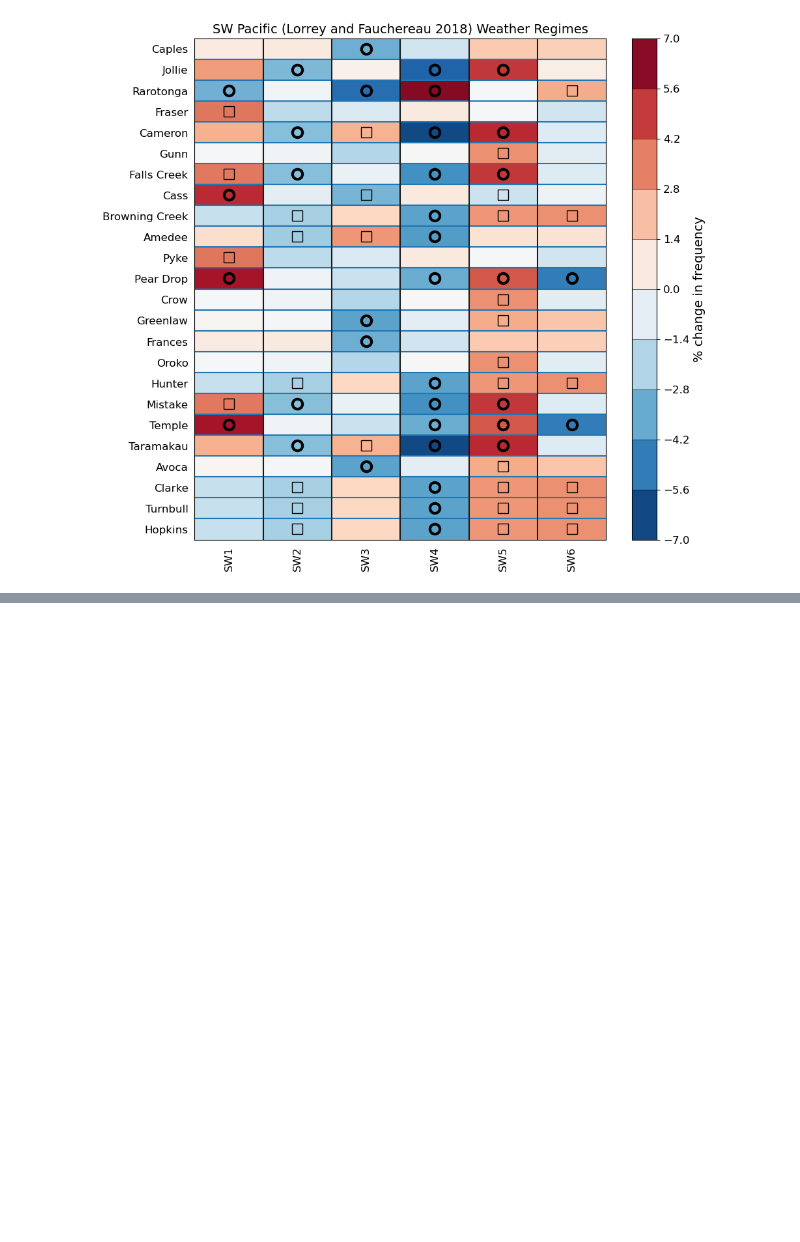
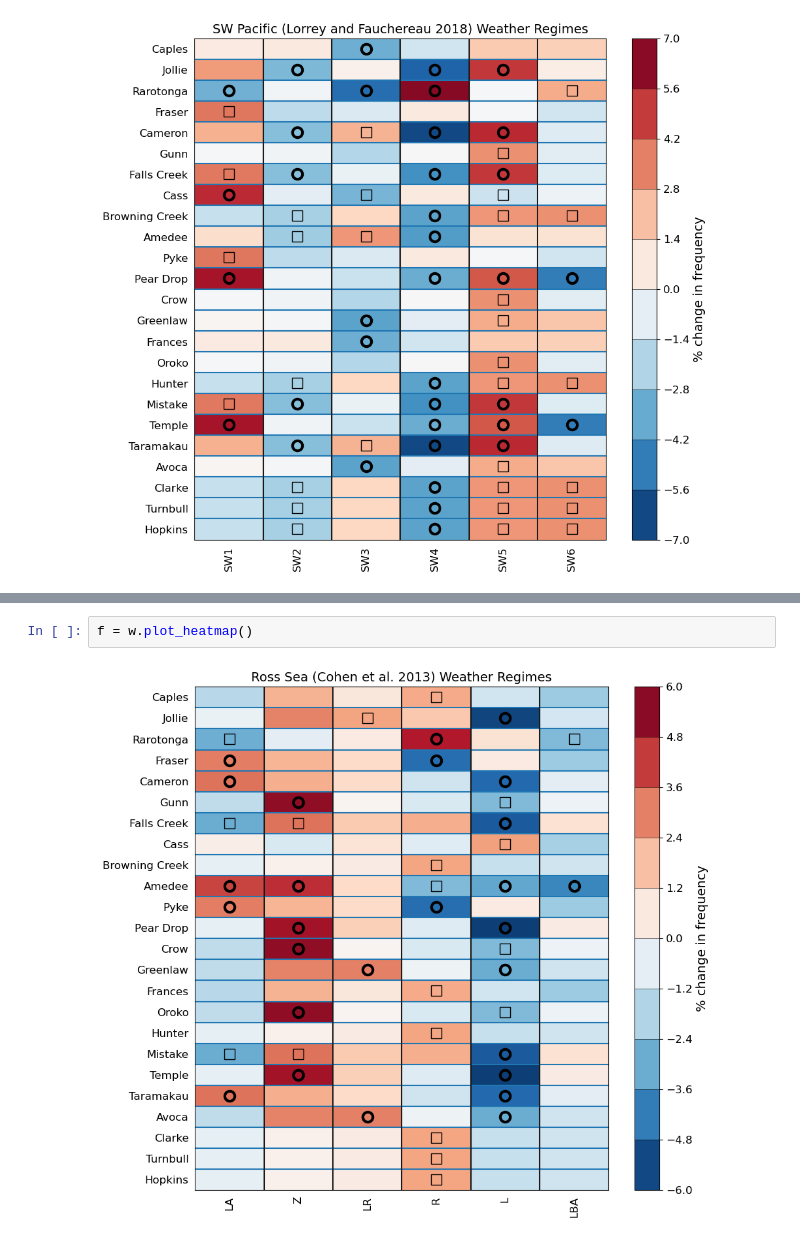
Before and after one commit to nicolasfauchereau/PICT_notebooks, a Jupyter notebook: notebooks/WR_ensemble.ipynb, the cells around one changed output, grey strips where cells are left out. Drawn from its saved outputs; the diff is of its cells as text; blank space fills up the shorter version.

```diff
--- a/notebooks/WR_ensemble.ipynb
+++ b/notebooks/WR_ensemble.ipynb
@@ -90,0 +84,4 @@ w.df_probs
+# %%
+f = w.plot_heatmap()
+# %% [output]
+[figure, added]
```
Also changed, not shown: parts of 5 cells of this notebook, 4 other files.
